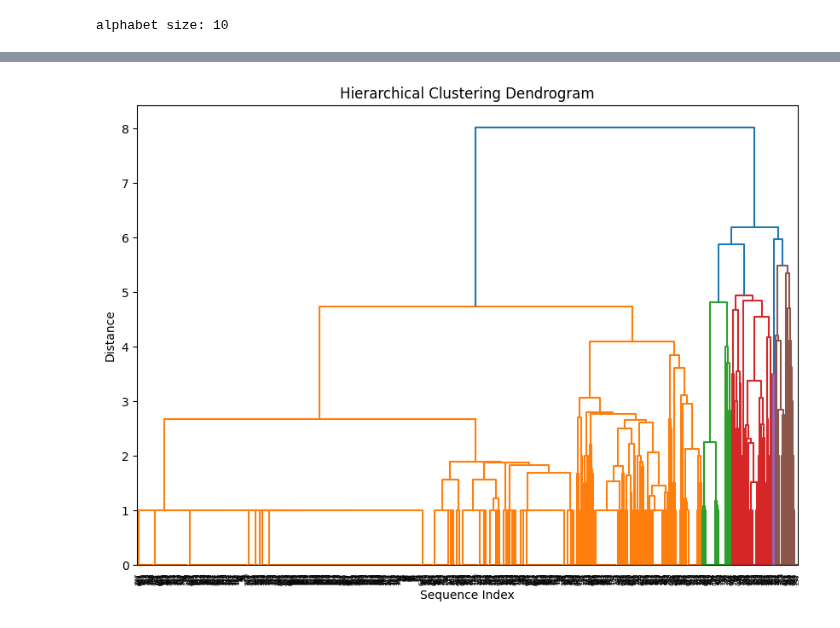
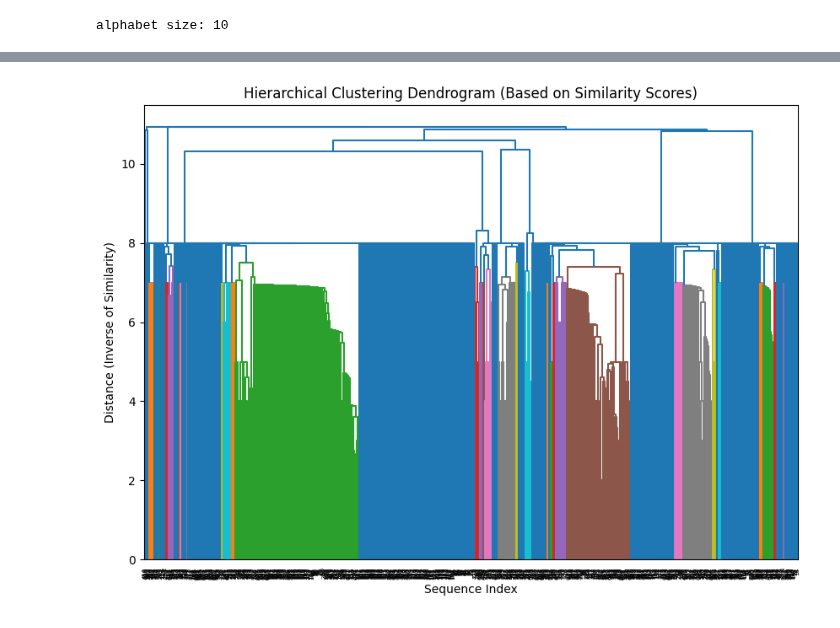
Before and after one commit to spicadust/Project_PerMed, a Jupyter notebook: notebooks/pattern/pattern_score.ipynb, the cells around one changed output, grey strips where cells are left out. Saved outputs shown, nothing was run; the diff lists cells and outputs as text; code cells hidden in the pictures.

Commit message:
Add modified similarity score

```diff
--- a/notebooks/pattern/pattern_score.ipynb
+++ b/notebooks/pattern/pattern_score.ipynb
@@ -46,12 +49,19 @@ def eid_to_sequence(eid_df: pd.DataFrame):
 
     # Initialize sequence
     sequence = []
-
     for index, row in eid_df.iterrows():
+        next_start_date = (
+            eid_df["drug_era_start_date"].iloc[index + 1]
+            if index != len(eid_df) - 1
+            else pd.NaT
+        )
         sequence.append(row["atc_code_num"])
-        if index != len(eid_df) - 1:
+        if (
+            index != 0
+            and index != len(eid_df) - 1
+            and next_start_date - row["drug_era_end_date"] > pd.Timedelta(days=60)
+        ):
             sequence.append(0)
-
     return sequence
 
 
@@ -212,38 +238,79 @@ def cluster_sequences(sequences: list, n_clusters: int = 5):
 # %%
 def analyze_clusters(sequences: list, clusters: np.ndarray):
     """
-    Analyze the characteristics of each cluster
+    Analyze the characteristics of each cluster, including ending drugs
+    and drugs used before ending
     """
     unique_clusters = np.unique(clusters)
 
     for cluster_id in unique_clusters:
         # Get sequences in this cluster
         cluster_indices = np.where(clusters == cluster_id)[0]
         cluster_sequences = [sequences[i] for i in cluster_indices]
 
-        # Calculate some statistics
+        # Calculate basic statistics
         lengths = [len(seq) for seq in cluster_sequences]
 
         print(f"\nCluster {cluster_id}:")
         print(f"Number of sequences: {len(cluster_sequences)}")
         print(f"Average sequence length: {np.mean(lengths):.2f}")
         print(f"Length range: {min(lengths)} - {max(lengths)}")
 
-        # Calculate average pairwise distance within cluster
+        # Calculate average pairwise similarity within cluster
         if len(cluster_sequences) > 1:
-            distances = []
+            similarities = []
             for i in range(len(cluster_sequences)):
                 for j in range(i + 1, len(cluster_sequences)):
-                    dist = sequence_edit_distance(
+                    sim = sequence_similarity_score(
                         cluster_sequences[i], cluster_sequences[j]
                     )
-                    distances.append(dist)
-            print(f"Average pairwise distance: {np.mean(distances):.2f}")
+                    similarities.append(sim)
+            print(f"Average pairwise similarity score: {np.mean(similarities):.2f}")
+
+        # Analyze common patterns
+        all_periods = []
+        before_ending_drugs = []  # New list for drugs used before ending
+        for seq in cluster_sequences:
+            periods = [period for period in "".join(map(str, seq)).split("0") if period]
+            all_periods.extend(periods)
+
+            # Collect drugs used before ending
+            for period in periods:
+                period_nums = [int(x) for x in period]
+                if len(period_nums) > 1:
+                    before_ending_drugs.extend(period_nums[:-1])
+
+        # Find most common ending drugs
+        endings = [int(period[-1]) for period in all_periods]
+        unique_endings, ending_counts = np.unique(endings, return_counts=True)
+        top_endings = sorted(
+            zip(unique_endings, ending_counts), key=lambda x: x[1], reverse=True
+        )[:3]
+
+        print("\nMost common ending drugs:")
+        for drug, count in top_endings:
+            percentage = (count / len(all_periods)) * 100
+            print(f"  Drug {drug}: {count} times ({percentage:.1f}%)")
+
+        # Analyze drugs used before ending
+        if before_ending_drugs:
+            unique_before, before_counts = np.unique(
+                before_ending_drugs, return_counts=True
+            )
+            top_before = sorted(
+                zip(unique_before, before_counts), key=lambda x: x[1], reverse=True
+            )[:3]
+
+            print("\nMost common drugs used before ending:")
+            total_before = len(before_ending_drugs)
+            for drug, count in top_before:
+                percentage = (count / total_before) * 100
+                print(f"  Drug {drug}: {count} times ({percentage:.1f}%)")
 
 
 # Use it after clustering
-clusters = cluster_sequences(sequences, n_clusters=6)
+clusters = cluster_sequences(sequences, n_clusters=10)
 analyze_clusters(sequences, clusters)
 # %% [output]
-[figure, old version]
+[figure, new version]
 Cluster 1:
```
Also changed, not shown: parts of 9 cells of this notebook.
